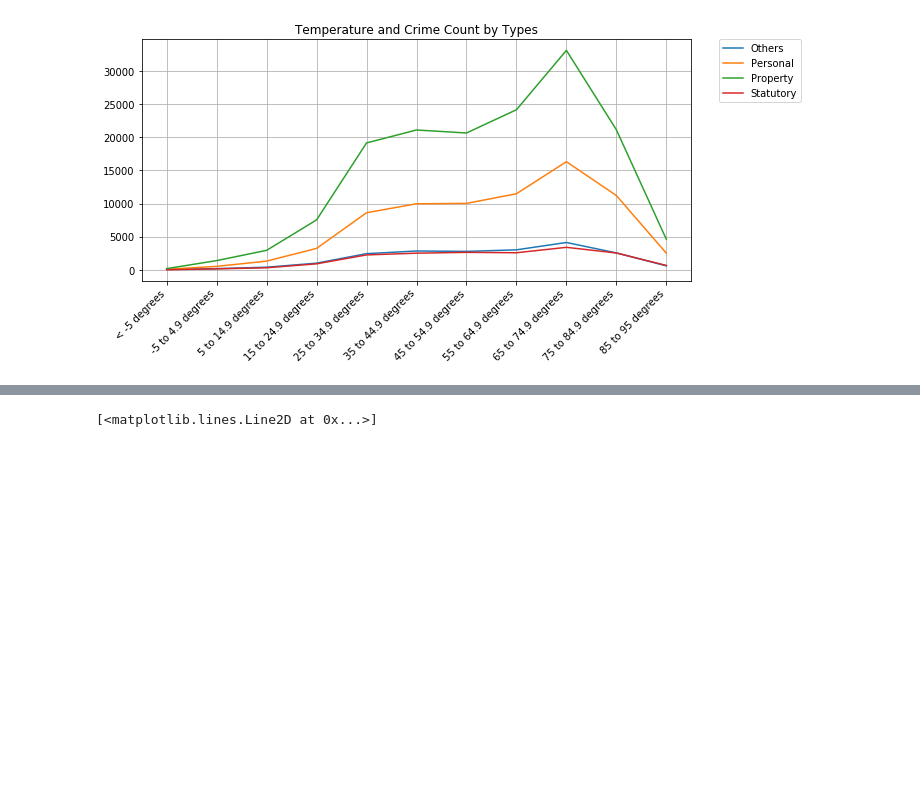
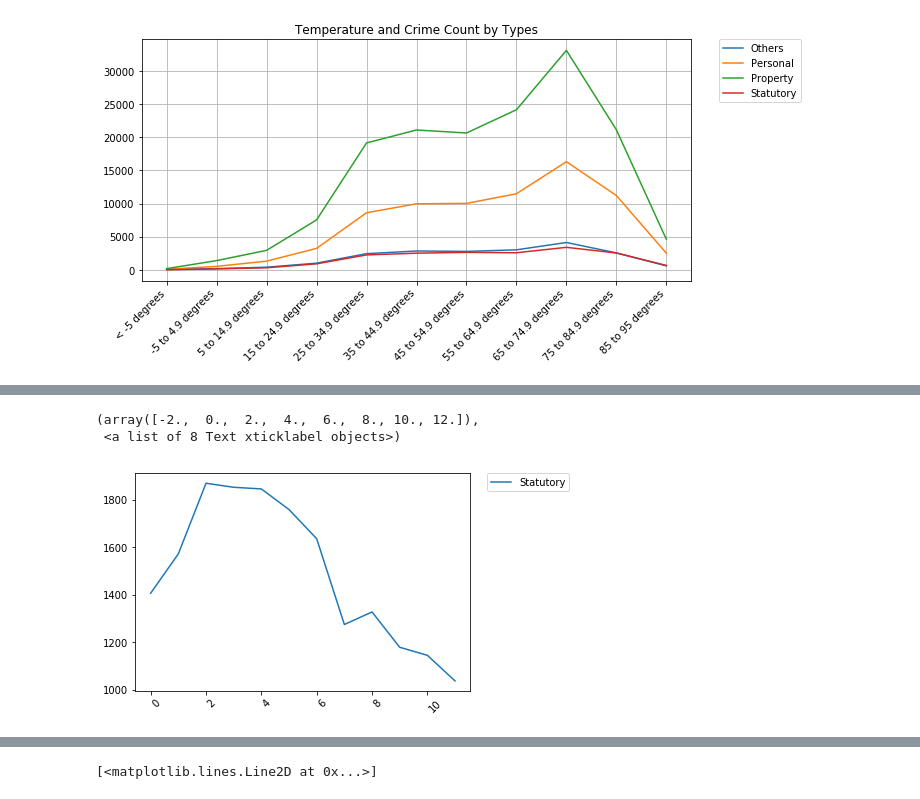
Before and after one commit to chengchenggan/Chicago_Crime_Weather, a Jupyter notebook: Resources/FinalNotebook.ipynb, the cells around one changed output, grey strips where cells are left out. Saved outputs shown, nothing was run; the diff lists cells and outputs as text; code cells hidden in the pictures; blank space fills up the shorter version.

```diff
--- a/Resources/FinalNotebook.ipynb
+++ b/Resources/FinalNotebook.ipynb
@@ -285,7 +325,11 @@ plt.xticks(rotation=45)
 # %%
 plt.plot(x,StatDF,label= 'Statutory')
 plt.legend(bbox_to_anchor=(1.05, 1), loc='upper left', borderaxespad=0.)
-plt.xticks(rotation=45)
+plt.xticks(rotation=45, ha='left')
+# %% [output]
+(array([-2.,  0.,  2.,  4.,  6.,  8., 10., 12.]),
+ <a list of 8 Text xticklabel objects>)
+[figure, added]
 # %%
 #pivot by month
 
```
Also changed, not shown: parts of 24 cells of this notebook, 1 other file.
